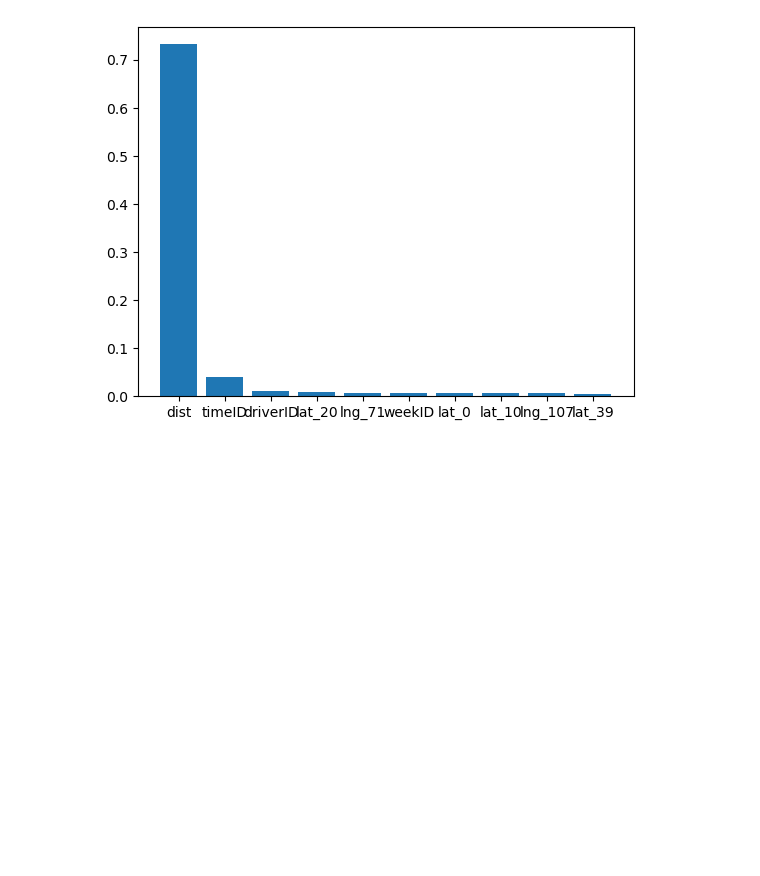
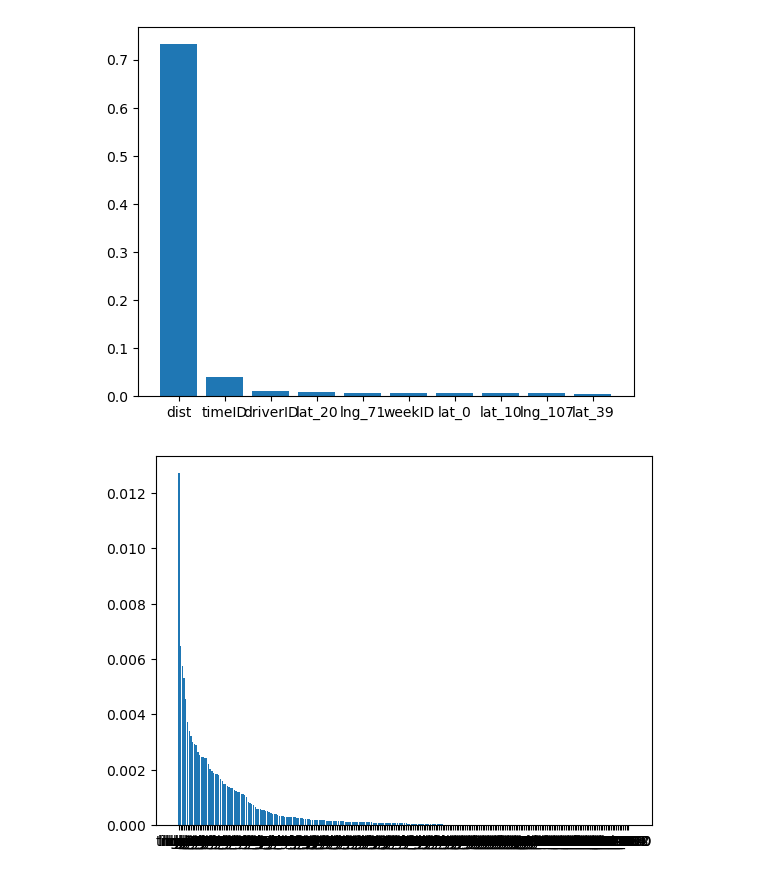
Before and after one commit to zackAemmer/generalizable_travel_times, a Jupyter notebook: src/04_explore_results.ipynb, the cells around one changed output. Saved outputs shown, nothing was run; the diff lists cells and outputs as text; code cells hidden in the pictures; blank space fills up the shorter version.

```diff
--- a/src/04_explore_results.ipynb
+++ b/src/04_explore_results.ipynb
@@ -209,3 +209,10 @@ plt.bar(kcm_features_sorted[:10], kcm_importances_sorted[:10])
 plt.savefig("../plots/kcm_gbdt_importances.png", dpi=1800, bbox_inches='tight')
 # %% [output]
 [figure]
+# %%
+# Plot importances
+fig, ax = plt.subplots(1,1)
+plt.bar(nwy_features_sorted[1:], nwy_importances_sorted[1:])
+plt.savefig("../plots/nwy_gbdt_non_dist_importances.png", dpi=1800, bbox_inches='tight')
+# %% [output]
+[figure, added]
```
Also changed, not shown: parts of 1 cell of this notebook, 3 other files.
